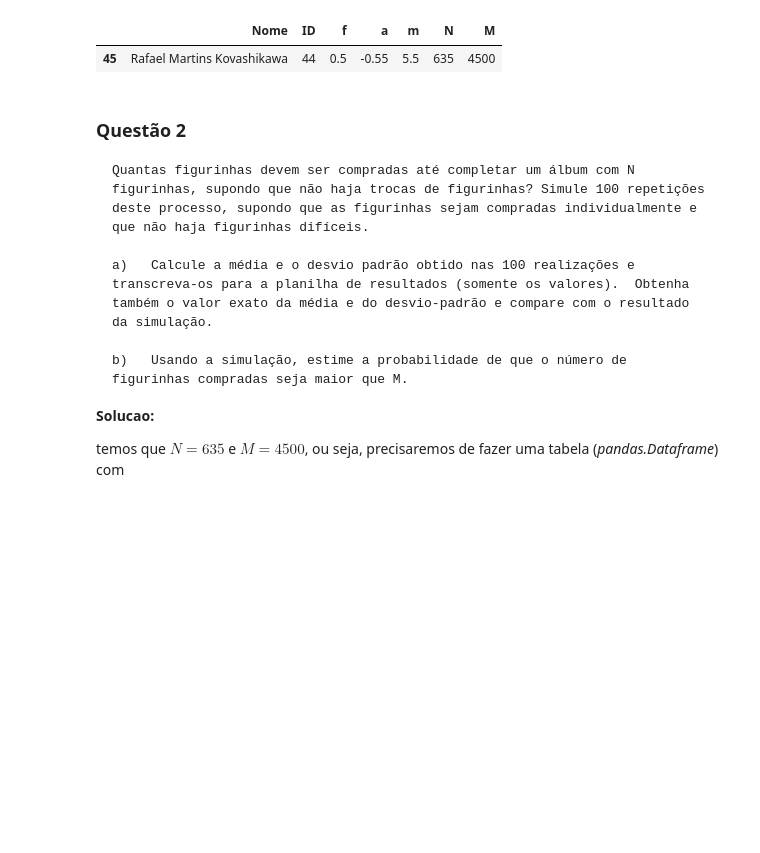
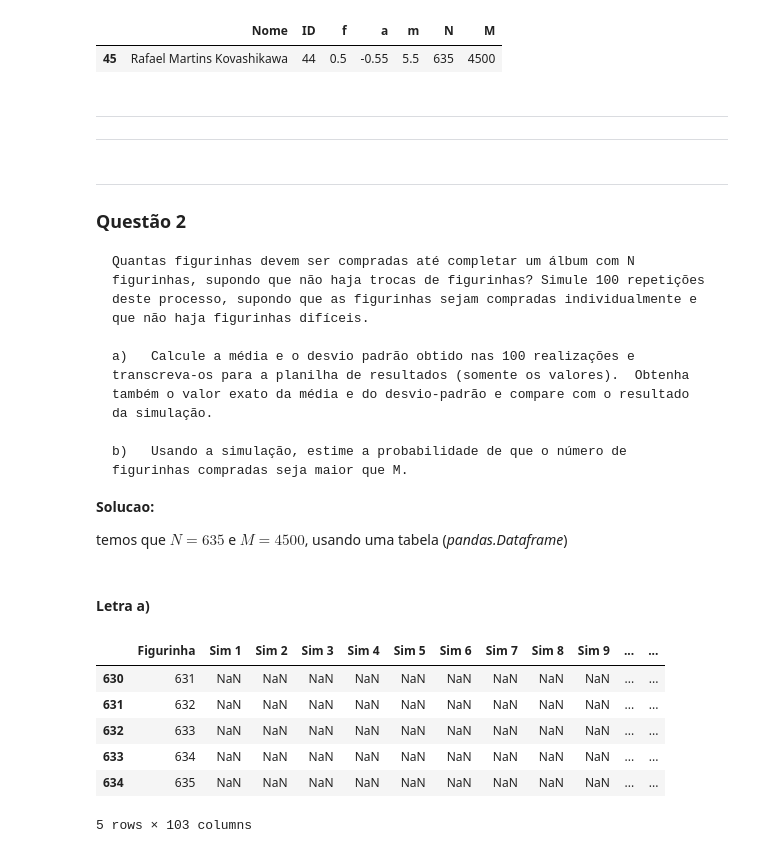
Before and after one commit to kovashikawa/Trabalho-sobre-Simulacao, a Jupyter notebook: Trabalho sobre Simulação - Rafael Kovashikawa.ipynb, the cells around one changed output. Saved outputs shown, nothing was run; the diff lists cells and outputs as text; code cells hidden in the pictures; blank space fills up the shorter version.

```diff
--- a/Trabalho sobre Simulação - Rafael Kovashikawa.ipynb
+++ b/Trabalho sobre Simulação - Rafael Kovashikawa.ipynb
@@ -517,7 +519,11 @@ Rafael
 # %% [output]
 |  | Nome | ID | f | a | m | N | M |
 | 45 | Rafael Martins Kovashikawa | 44 | 0.5 | -0.55 | 5.5 | 635 | 4500 |
+# %% [markdown]
+***
+***
 # %% [markdown]
+***
 ### Questão 2
 
     Quantas figurinhas devem ser compradas até completar um álbum com N figurinhas, supondo que não haja trocas de figurinhas? Simule 100 repetições deste processo, supondo que as figurinhas sejam compradas individualmente e que não haja figurinhas difíceis.
@@ -528,4 +534,35 @@ Rafael
 
 __Solucao:__
 
-temos que $N = 635$ e $M = 4500$, ou seja, precisaremos de fazer uma tabela (*pandas.Dataframe*) com
+temos que $N = 635$ e $M = 4500$, usando uma tabela (*pandas.Dataframe*)
+# %% [markdown]
+#### Letra a)
+# %%
+# criando 100 simulacoes:
+
+columns = ['Figurinha']
+
+for i in range(1,101):
+
+    s = 'Sim {}'.format(i)
+    columns.append(s)
+
+columns.append('Valores')
+columns.append('Teóricos')
+# criando o DataFrame:
+
+Figurinhas = pd.DataFrame(columns=columns)
+
+fig = range(1,636)
+
+Figurinhas['Figurinha'] = fig
+
+Figurinhas.tail()
+# %% [output]
+|  | Figurinha | Sim 1 | Sim 2 | Sim 3 | Sim 4 | Sim 5 | Sim 6 | Sim 7 | Sim 8 | Sim 9 | ... | ... |
+| 630 | 631 | NaN | NaN | NaN | NaN | NaN | NaN | NaN | NaN | NaN | ... | ... |
+| 631 | 632 | NaN | NaN | NaN | NaN | NaN | NaN | NaN | NaN | NaN | ... | ... |
+| 632 | 633 | NaN | NaN | NaN | NaN | NaN | NaN | NaN | NaN | NaN | ... | ... |
+| 633 | 634 | NaN | NaN | NaN | NaN | NaN | NaN | NaN | NaN | NaN | ... | ... |
+| 634 | 635 | NaN | NaN | NaN | NaN | NaN | NaN | NaN | NaN | NaN | ... | ... |
+5 rows × 103 columns
```
Also changed, not shown: parts of 10 cells of this notebook, 2 other files.
